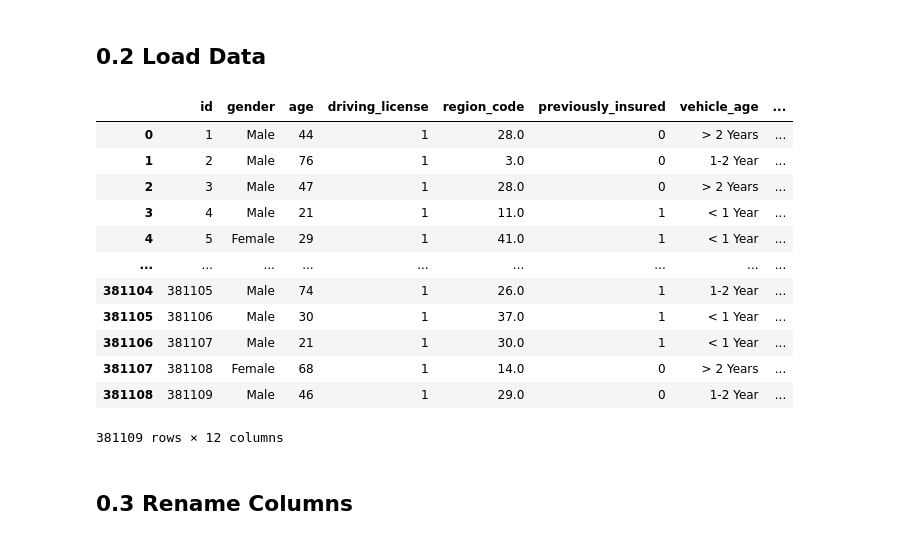
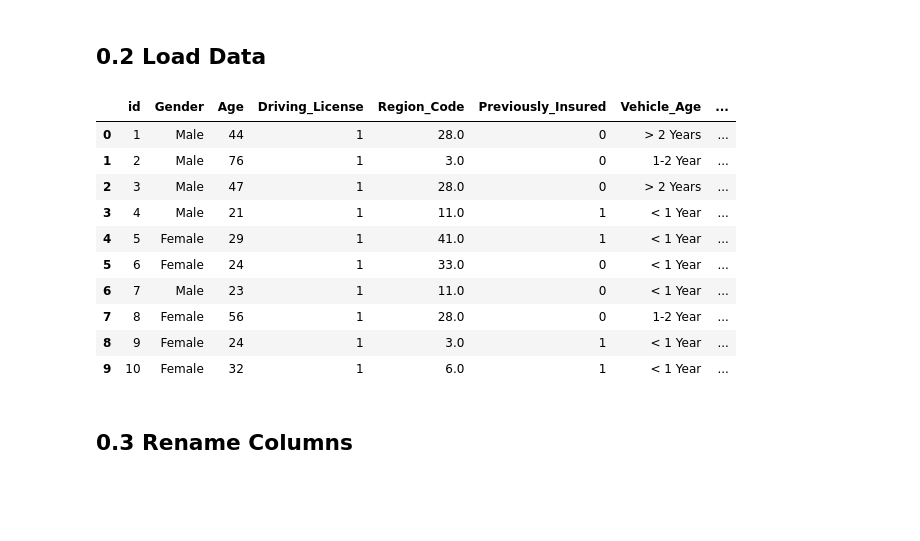
Before and after one commit to alexandrerod/health_insurance_cross_sell, a Jupyter notebook: notebooks/heath_insurance.ipynb, the cells around one changed output. Cells and saved outputs as stored; diff of their text form; code cells hidden in the pictures; blank space fills up the shorter version.

```diff
--- a/notebooks/heath_insurance.ipynb
+++ b/notebooks/heath_insurance.ipynb
@@ -100,21 +100,19 @@ def cross_validation(model_name,model,x_train, y_train, kfold=5):
 # %%
 data_train_raw = pd.read_csv('../inputs/train.csv')
 # %%
-data_train_raw
+data_train_raw.head(10)
 # %% [output]
-|  | id | gender | age | driving_license | region_code | previously_insured | vehicle_age | ... |
+|  | id | Gender | Age | Driving_License | Region_Code | Previously_Insured | Vehicle_Age | ... |
 | 0 | 1 | Male | 44 | 1 | 28.0 | 0 | > 2 Years | ... |
 | 1 | 2 | Male | 76 | 1 | 3.0 | 0 | 1-2 Year | ... |
 | 2 | 3 | Male | 47 | 1 | 28.0 | 0 | > 2 Years | ... |
 | 3 | 4 | Male | 21 | 1 | 11.0 | 1 | < 1 Year | ... |
 | 4 | 5 | Female | 29 | 1 | 41.0 | 1 | < 1 Year | ... |
-| ... | ... | ... | ... | ... | ... | ... | ... | ... |
-| 381104 | 381105 | Male | 74 | 1 | 26.0 | 1 | 1-2 Year | ... |
-| 381105 | 381106 | Male | 30 | 1 | 37.0 | 1 | < 1 Year | ... |
-| 381106 | 381107 | Male | 21 | 1 | 30.0 | 1 | < 1 Year | ... |
-| 381107 | 381108 | Female | 68 | 1 | 14.0 | 0 | > 2 Years | ... |
-| 381108 | 381109 | Male | 46 | 1 | 29.0 | 0 | 1-2 Year | ... |
+| 5 | 6 | Female | 24 | 1 | 33.0 | 0 | < 1 Year | ... |
+| 6 | 7 | Male | 23 | 1 | 11.0 | 0 | < 1 Year | ... |
+| 7 | 8 | Female | 56 | 1 | 28.0 | 0 | 1-2 Year | ... |
+| 8 | 9 | Female | 24 | 1 | 3.0 | 1 | < 1 Year | ... |
+| 9 | 10 | Female | 32 | 1 | 6.0 | 1 | < 1 Year | ... |
-381109 rows × 12 columns
 # %% [markdown]
 ## 0.3 Rename Columns
 # %%
```
